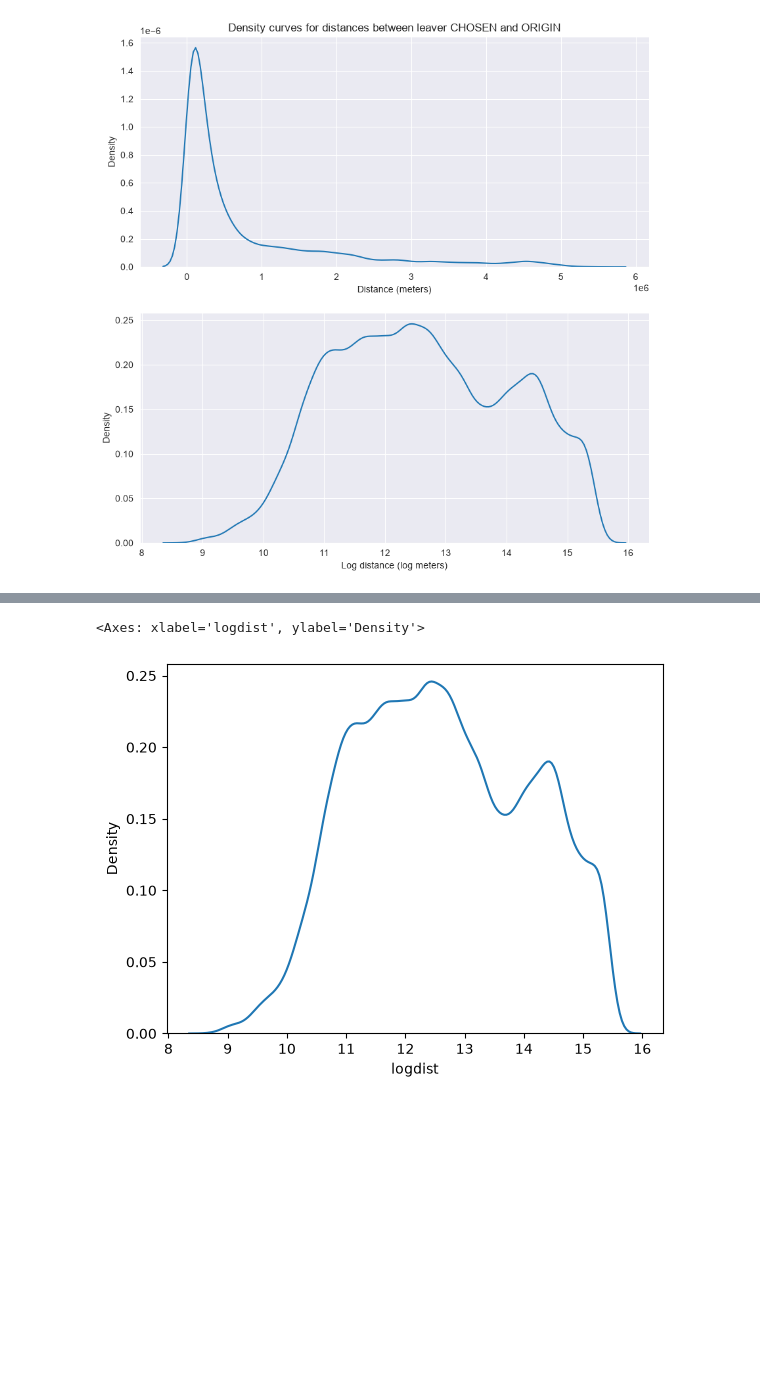
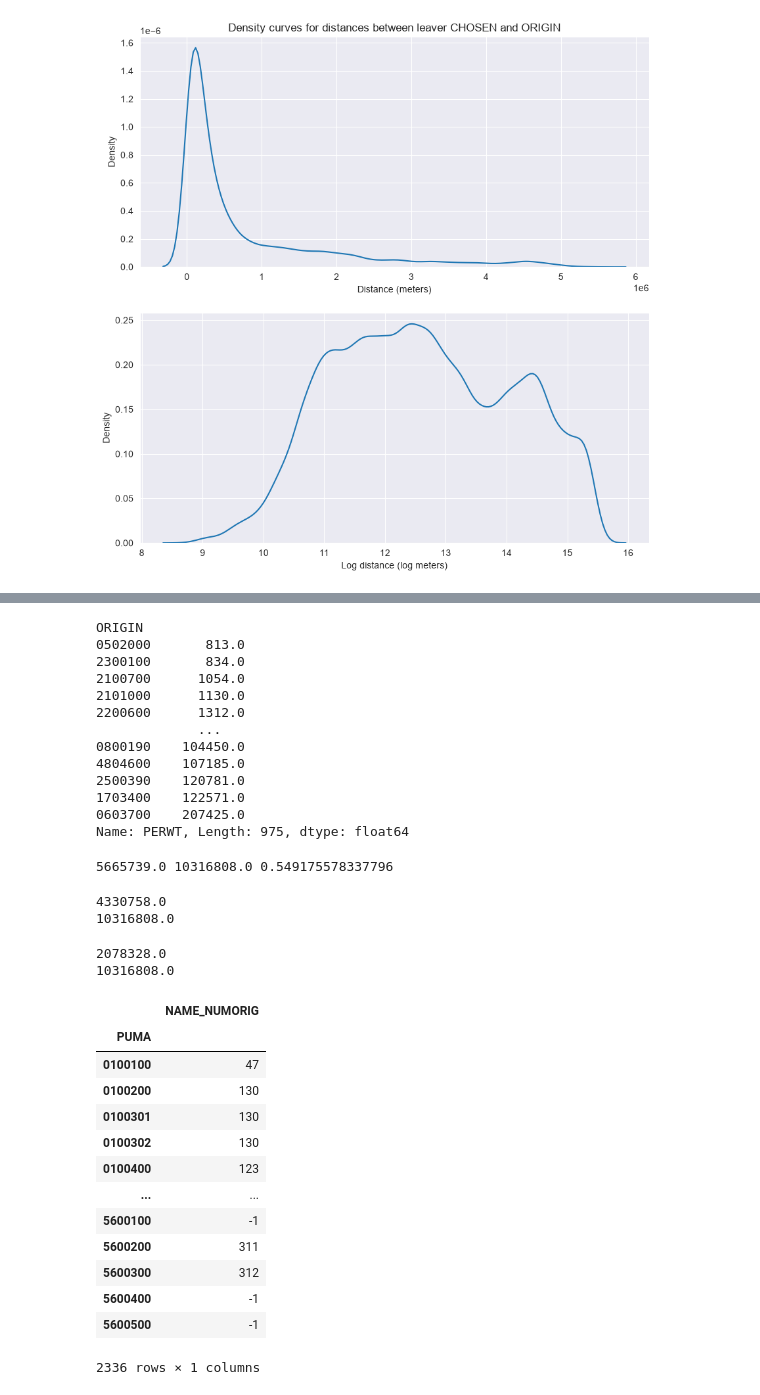
Before and after one commit to yianzhang14/migration, a Jupyter notebook: us/other_paper_figs.ipynb, the cells around one changed output, grey strips where cells are left out. Cells and saved outputs as stored; diff of their text form; code cells hidden in the pictures; blank space fills up the shorter version.

```diff
--- a/us/figs.ipynb
+++ b/us/other_paper_figs.ipynb
@@ -87,4 +99,30 @@ Text(0.5, 0, 'Log distance (log meters)')
 # %%
+pums[pums["STAY"] == 0].groupby("ORIGIN")["PERWT"].sum().sort_values()
 # %% [output]
-<Axes: xlabel='logdist', ylabel='Density'>
+ORIGIN
+0502000       813.0
+2300100       834.0
+2100700      1054.0
+2101000      1130.0
+2200600      1312.0
+             ...
+0800190    104450.0
+4804600    107185.0
+2500390    120781.0
+1703400    122571.0
+0603700    207425.0
+Name: PERWT, Length: 975, dtype: float64
-[figure, removed]
+# %%
+x = pums[(pums["STAY"] == 0) & (pums["ORIGIN_STATE"] == pums["STATEFIP"])][
+    "PERWT"
+].sum()
+y = pums[pums["STAY"] == 0]["PERWT"].sum()
+print(x, y, x / y)
+# %% [output]
+5665739.0 10316808.0 0.549175578337796
+# %%
+print(pums[(pums["STAY"] == 0) & (pums["BPL_REF"] == pums["STATEFIP"])]["PERWT"].sum())
+print(pums[pums["STAY"] == 0]["PERWT"].sum())
+# %% [output]
+4330758.0
+10316808.0
@@ -90,0 +141,28 @@ Text(0.5, 0, 'Log distance (log meters)')
+# %%
+print(
+    pums_with_cbsa[
+        (pums_with_cbsa["STAY"] == 0)
+        & (pums_with_cbsa["NAME_NUM.CHOSEN"] == pums_with_cbsa["NAME_NUM.ORIG"])
+    ]["PERWT"].sum()
+)
+print(pums_with_cbsa[pums_with_cbsa["STAY"] == 0]["PERWT"].sum())
+# %% [output]
+2078328.0
+10316808.0
+# %%
+puma_data[["NAME_NUM"]].add_suffix(".ORIG")
+# %% [output]
+|  | NAME_NUMORIG |
+| PUMA |  |
+| 0100100 | 47 |
+| 0100200 | 130 |
+| 0100301 | 130 |
+| 0100302 | 130 |
+| 0100400 | 123 |
+| ... | ... |
+| 5600100 | -1 |
+| 5600200 | 311 |
+| 5600300 | 312 |
+| 5600400 | -1 |
+| 5600500 | -1 |
+2336 rows × 1 columns
```
Also changed, not shown: parts of 3 cells of this notebook, 6 other files.
